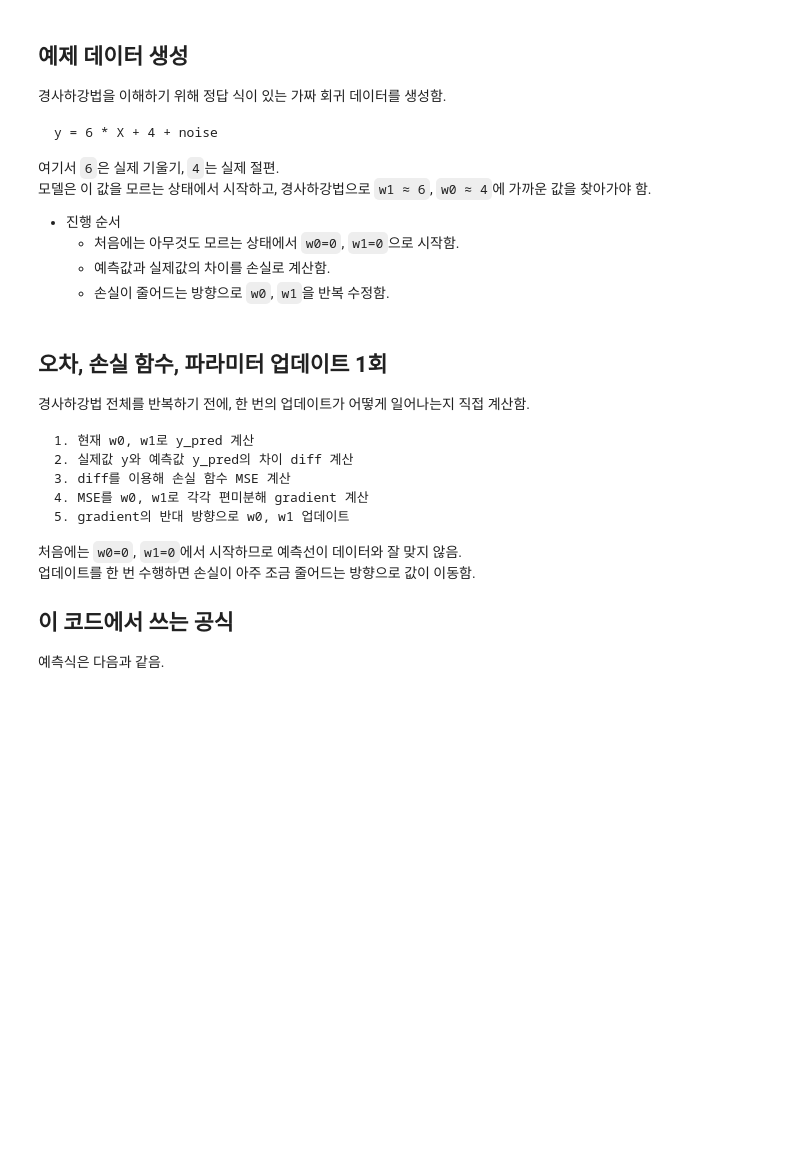
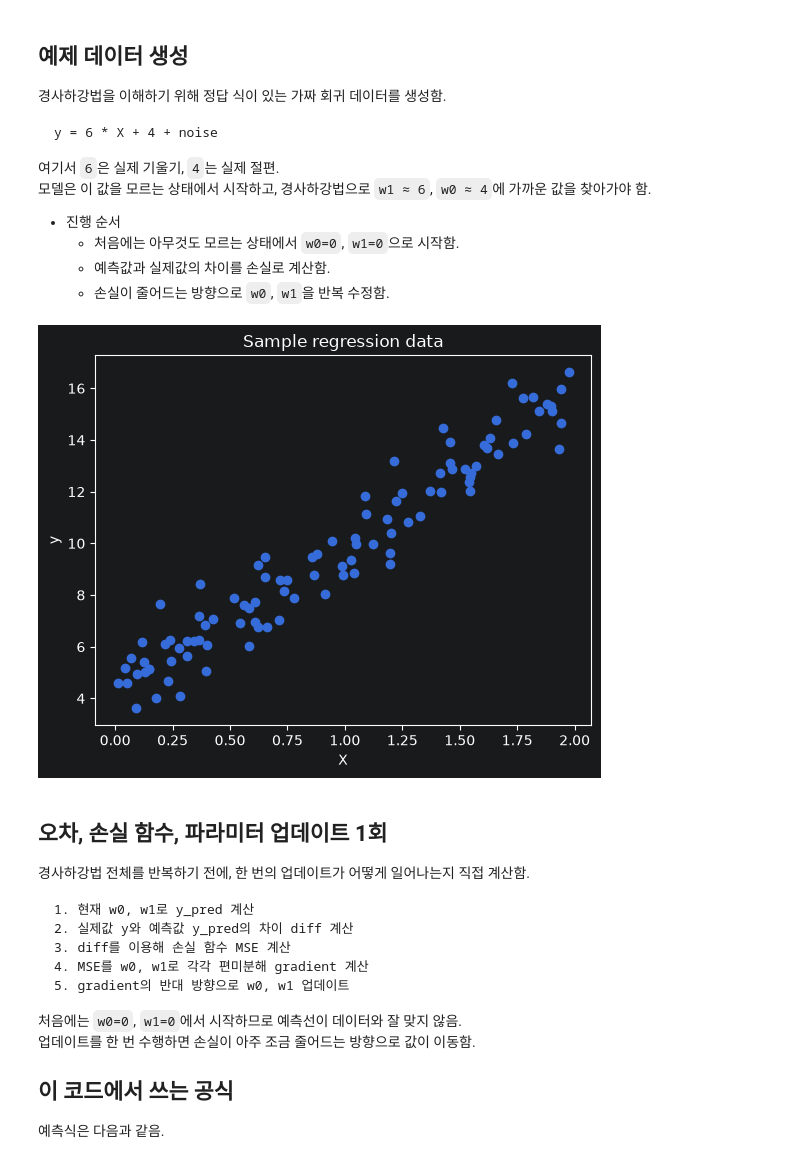
Before and after one commit to RabbitTasteDog-PRO/06_machine_learning, a Jupyter notebook: 02_regression/05_gradient_descent.ipynb, the cells around one changed output. Saved outputs shown, nothing was run; the diff lists cells and outputs as text; code cells hidden in the pictures; blank space fills up the shorter version.

Commit message:
-record - 경사하강법 최초 업데이트

```diff
--- a/02_regression/05_gradient_descent.ipynb
+++ b/02_regression/05_gradient_descent.ipynb
@@ -119,6 +123,33 @@ y = 6 * X + 4 + noise
     - 처음에는 아무것도 모르는 상태에서 `w0=0`, `w1=0`으로 시작함.
     - 예측값과 실제값의 차이를 손실로 계산함.
     - 손실이 줄어드는 방향으로 `w0`, `w1`을 반복 수정함.
+# %%
+# 정답 식이 있는 가짜 회귀 데이터를 생성하고 산점도로 확인함.
+np.random.seed(42)
+
+# np.random.rand(100, 1): 0~1 사이 난수 100개를 2차원 배열로 생성함.
+# 2를 곱해 X 범위를 0~2 사이로 넓힘.
+X = 2 * np.random.rand(100, 1)
+
+# 실제 데이터 생성에 사용한 정답 기울기와 절편.
+# 모델은 이 값을 모른다고 가정하고, 경사하강법으로 비슷한 값을 찾아가야 함.
+true_w = 6
+true_b = 4
+
+# y = 6X + 4 형태의 선형 관계를 만듦.
+y = true_w * X + true_b
+
+# 실제 데이터처럼 완벽한 직선이 아니라 약간 흔들리도록 정규분포 노이즈를 추가함.
+y += np.random.randn(100, 1)
+
+# 산점도를 보면 X가 커질수록 y도 증가하는 선형 경향을 확인할 수 있음.
+plt.scatter(X, y)
+plt.title('Sample regression data')
+plt.xlabel('X')
+plt.ylabel('y')
+plt.show()
+# %% [output]
+[figure, added]
 # %% [markdown]
 ## 오차, 손실 함수, 파라미터 업데이트 1회
 
```
Also changed, not shown: parts of 1 cell of this notebook.
